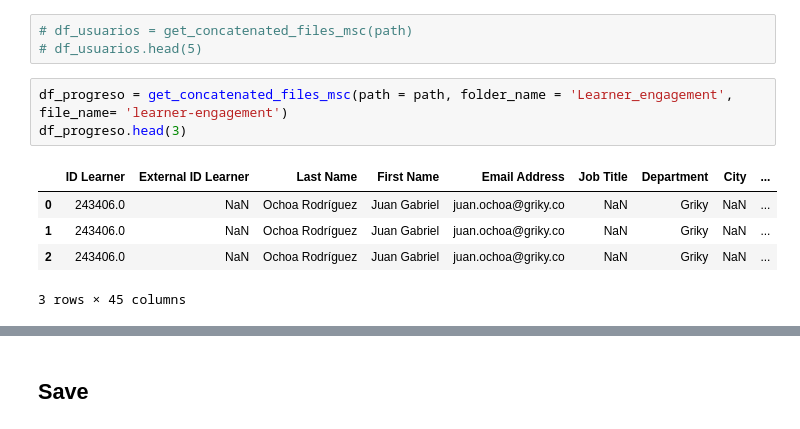
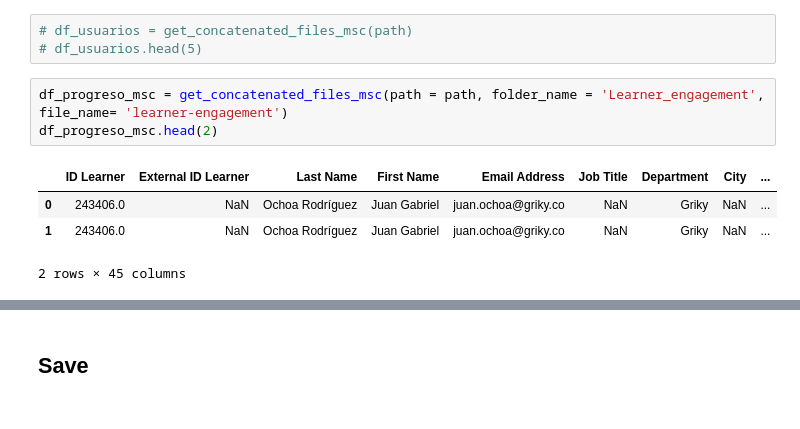
Before and after one commit to estebangaviria/Reporting_Data, a Jupyter notebook: main_.ipynb, the cells around one changed output, grey strips where cells are left out. Cells and saved outputs as stored; diff of their text form.

```diff
--- a/main_.ipynb
+++ b/main_.ipynb
@@ -76,11 +80,10 @@ def get_last_file(path, file_name, file_type, date_format = "%Y-%m-%d"):
 # df_usuarios = get_concatenated_files_msc(path)
 # df_usuarios.head(5)
 # %%
-df_progreso = get_concatenated_files_msc(path = path, folder_name = 'Learner_engagement', file_name= 'learner-engagement')
-df_progreso.head(3)
+df_progreso_msc = get_concatenated_files_msc(path = path, folder_name = 'Learner_engagement', file_name= 'learner-engagement')
+df_progreso_msc.head(2)
 # %% [output]
 |  | ID Learner | External ID Learner | Last Name | First Name | Email Address | Job Title | Department | City | ... |
 | 0 | 243406.0 | NaN | Ochoa Rodríguez | Juan Gabriel | juan.ochoa@griky.co | NaN | Griky | NaN | ... |
 | 1 | 243406.0 | NaN | Ochoa Rodríguez | Juan Gabriel | juan.ochoa@griky.co | NaN | Griky | NaN | ... |
-| 2 | 243406.0 | NaN | Ochoa Rodríguez | Juan Gabriel | juan.ochoa@griky.co | NaN | Griky | NaN | ... |
-3 rows × 45 columns
+2 rows × 45 columns
```
Also changed, not shown: parts of 11 cells of this notebook.
